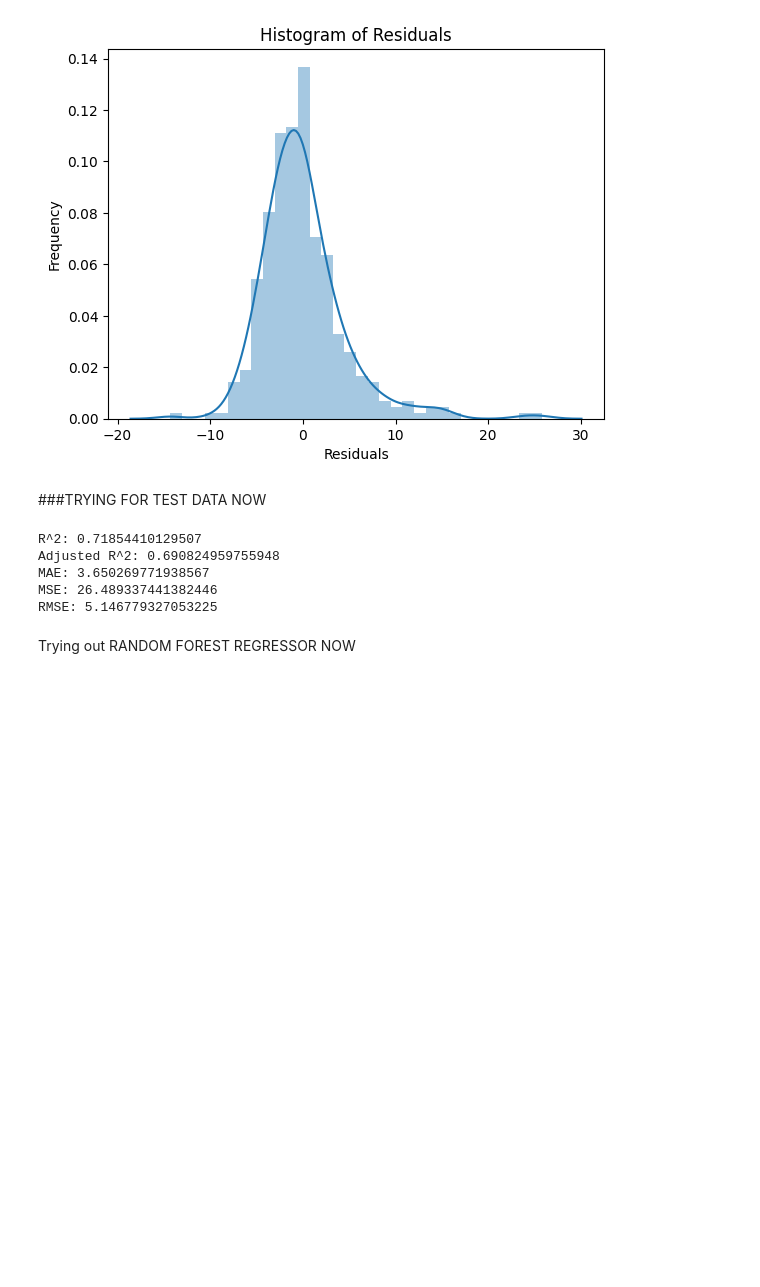
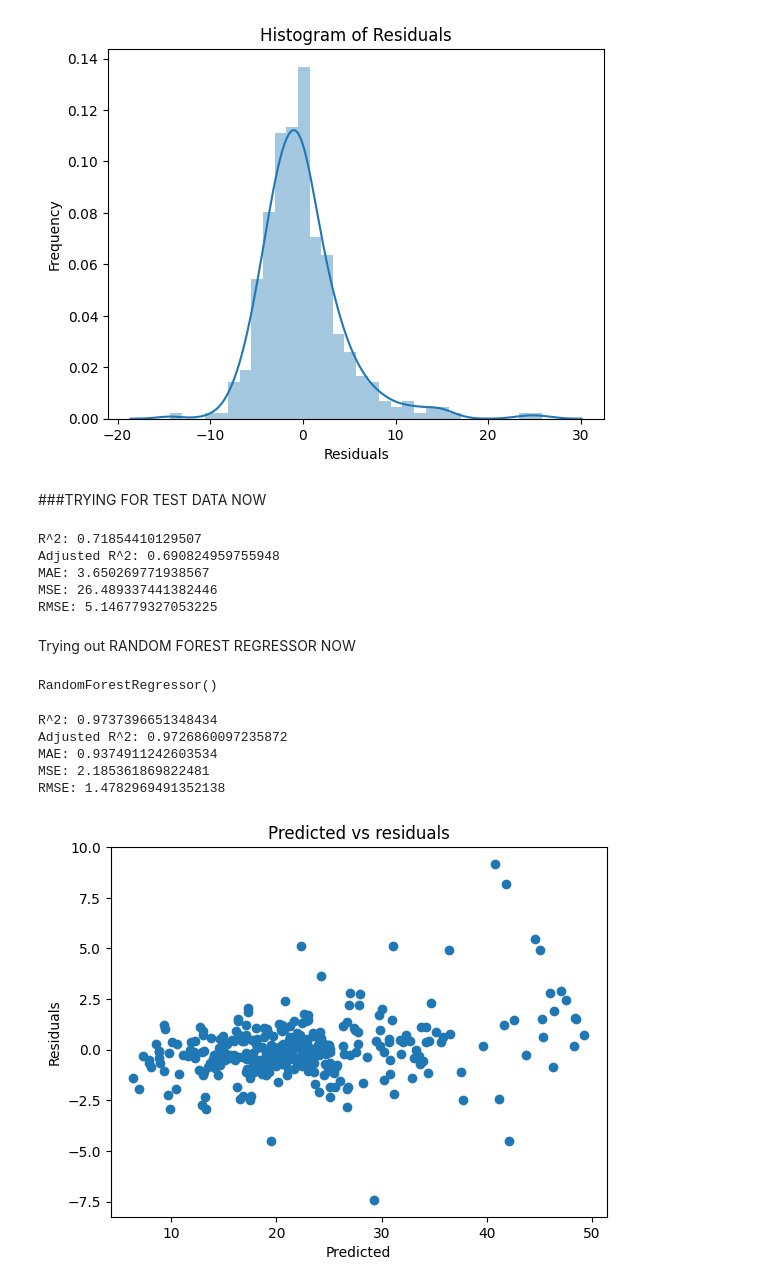
Before and after one commit to SujayVivek/QuantAIVerse, a Jupyter notebook: QuantAIVerse_House_Price_Prediction.ipynb, the cells around one changed output. Saved outputs shown, nothing was run; the diff lists cells and outputs as text; code cells hidden in the pictures; blank space fills up the shorter version.

Commit message:
Random Forest Implemented! Looks Amazing

```diff
--- a/QuantAIVerse_House_Price_Prediction.ipynb
+++ b/QuantAIVerse_House_Price_Prediction.ipynb
@@ -199,3 +199,31 @@ MSE: 26.489337441382446
 RMSE: 5.146779327053225
 # %% [markdown]
 Trying out RANDOM FOREST REGRESSOR NOW
+# %%
+from sklearn.ensemble import RandomForestRegressor
+reg = RandomForestRegressor()
+reg.fit(X_train, Y_train)
+# %% [output]
+RandomForestRegressor()
+# %%
+y_pred = reg.predict(X_train)
+# %%
+print('R^2:',metrics.r2_score(Y_train, y_pred))
+print('Adjusted R^2:',1 - (1-metrics.r2_score(Y_train, y_pred))*(len(Y_train)-1)/(len(Y_train)-X_train.shape[1]-1))
+print('MAE:',metrics.mean_absolute_error(Y_train, y_pred))
+print('MSE:',metrics.mean_squared_error(Y_train, y_pred))
+print('RMSE:',np.sqrt(metrics.mean_squared_error(Y_train, y_pred)))
+# %% [output]
+R^2: 0.9737396651348434
+Adjusted R^2: 0.9726860097235872
+MAE: 0.9374911242603534
+MSE: 2.185361869822481
+RMSE: 1.4782969491352138
+# %%
+plt.scatter(y_pred,Y_train-y_pred)
+plt.title("Predicted vs residuals")
+plt.xlabel("Predicted")
+plt.ylabel("Residuals")
+plt.show()
+# %% [output]
+[figure, added]
```
Also changed, not shown: parts of 4 cells of this notebook.
